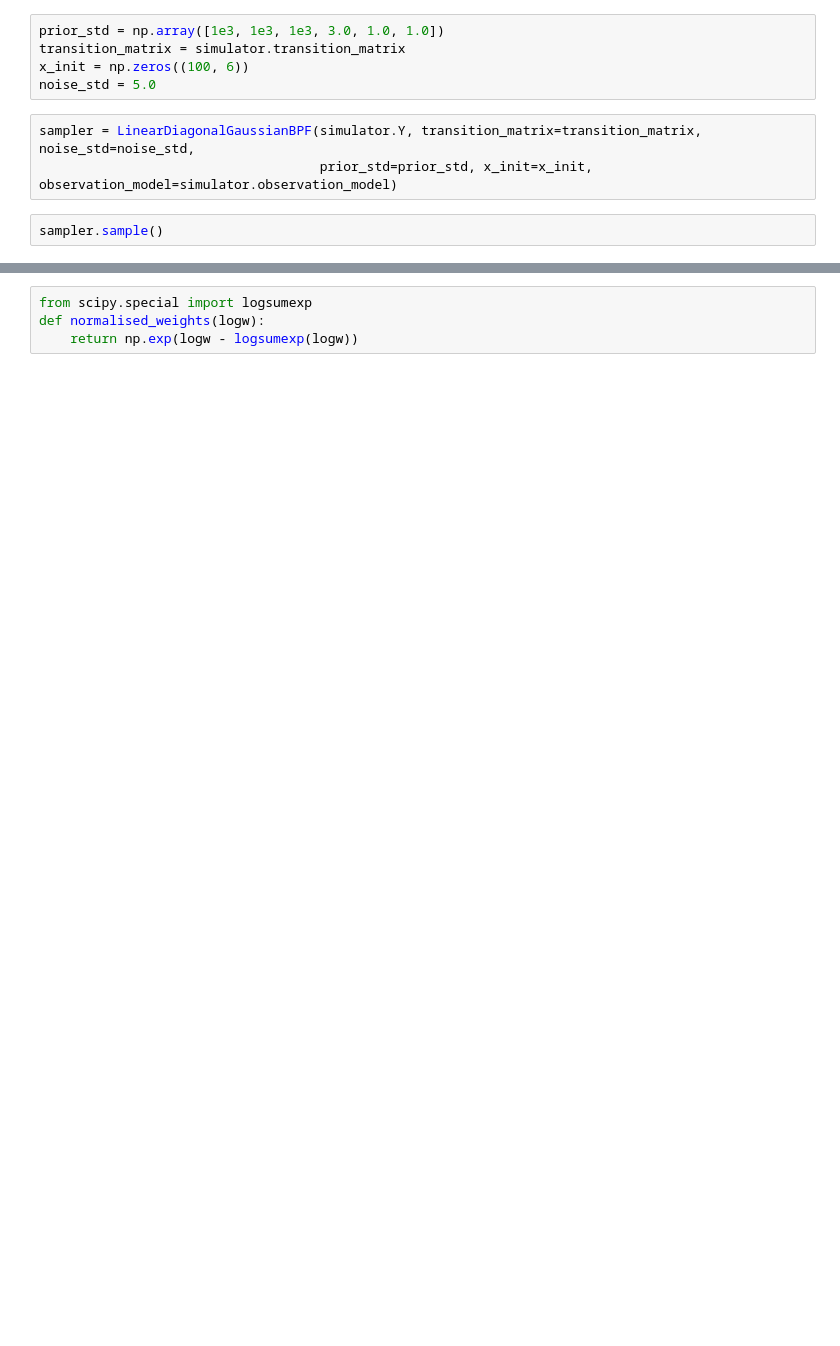
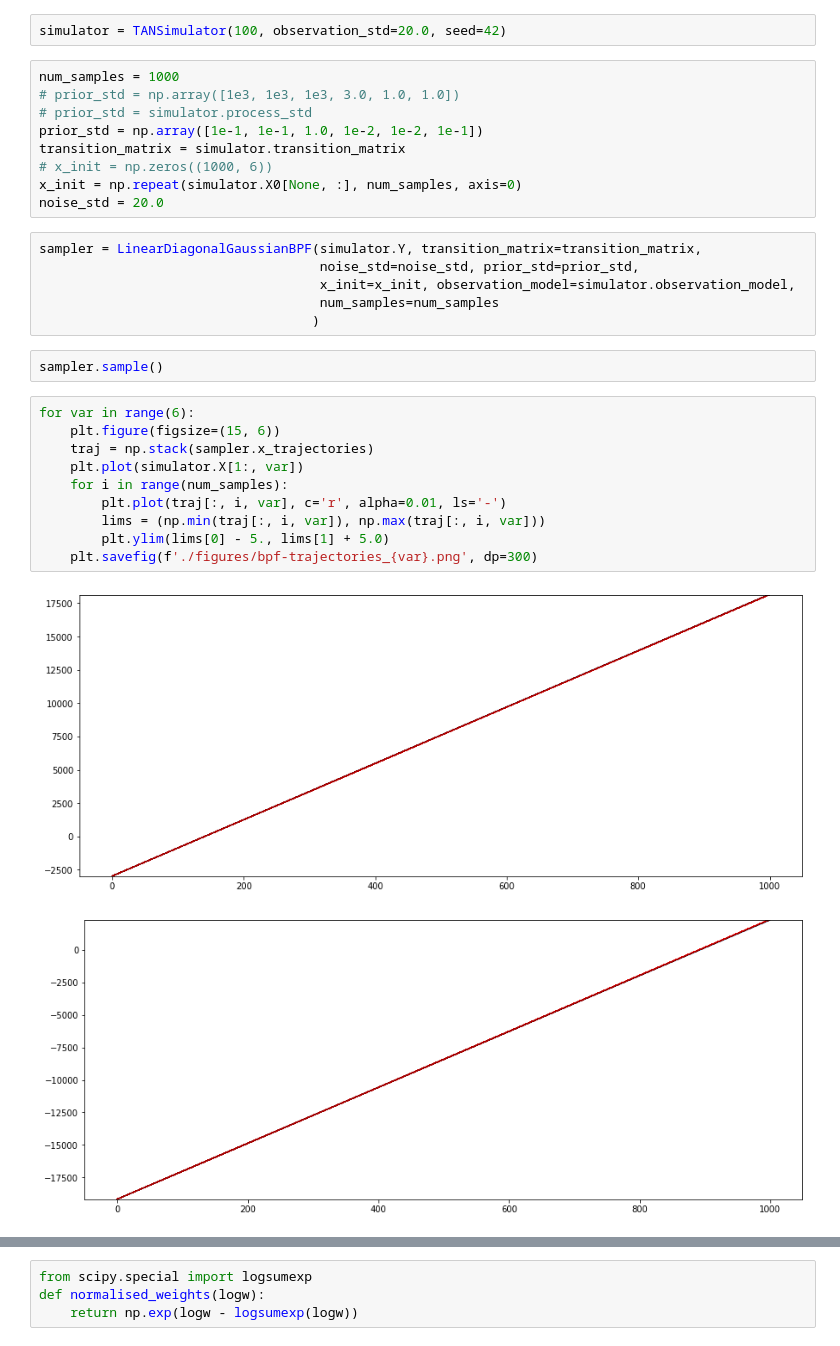
Before and after one commit to aboustati/robust-smc, a Jupyter notebook: notebooks/tan-bpf-example.ipynb, the cells around one changed output, grey strips where cells are left out. Saved outputs shown, nothing was run; the diff lists cells and outputs as text; blank space fills up the shorter version.

```diff
--- a/notebooks/tan-bpf-example.ipynb
+++ b/notebooks/tan-bpf-example.ipynb
@@ -8,10 +10,32 @@ simulator = TANSimulator(1000)
+# %%
+simulator = TANSimulator(100, observation_std=20.0, seed=42)
 # %%
-prior_std = np.array([1e3, 1e3, 1e3, 3.0, 1.0, 1.0])
+num_samples = 1000
+# prior_std = np.array([1e3, 1e3, 1e3, 3.0, 1.0, 1.0])
+# prior_std = simulator.process_std
+prior_std = np.array([1e-1, 1e-1, 1.0, 1e-2, 1e-2, 1e-1])
 transition_matrix = simulator.transition_matrix
-x_init = np.zeros((100, 6))
-noise_std = 5.0
+# x_init = np.zeros((1000, 6))
+x_init = np.repeat(simulator.X0[None, :], num_samples, axis=0)
+noise_std = 20.0
 # %%
-sampler = LinearDiagonalGaussianBPF(simulator.Y, transition_matrix=transition_matrix, noise_std=noise_std,
-                                    prior_std=prior_std, x_init=x_init, observation_model=simulator.observation_model)
+sampler = LinearDiagonalGaussianBPF(simulator.Y, transition_matrix=transition_matrix,
+                                    noise_std=noise_std, prior_std=prior_std,
+                                    x_init=x_init, observation_model=simulator.observation_model,
+                                    num_samples=num_samples
+                                   )
 # %%
 sampler.sample()
+# %%
+for var in range(6):
+    plt.figure(figsize=(15, 6))
+    traj = np.stack(sampler.x_trajectories)
+    plt.plot(simulator.X[1:, var])
+    for i in range(num_samples):
+        plt.plot(traj[:, i, var], c='r', alpha=0.01, ls='-')
+        lims = (np.min(traj[:, i, var]), np.max(traj[:, i, var]))
+        plt.ylim(lims[0] - 5., lims[1] + 5.0)
+    plt.savefig(f'./figures/bpf-trajectories_{var}.png', dp=300)
+# %% [output]
+[figure, added]
+[figure, added]
```
Also changed, not shown: parts of 4 cells of this notebook, 4 other files.
